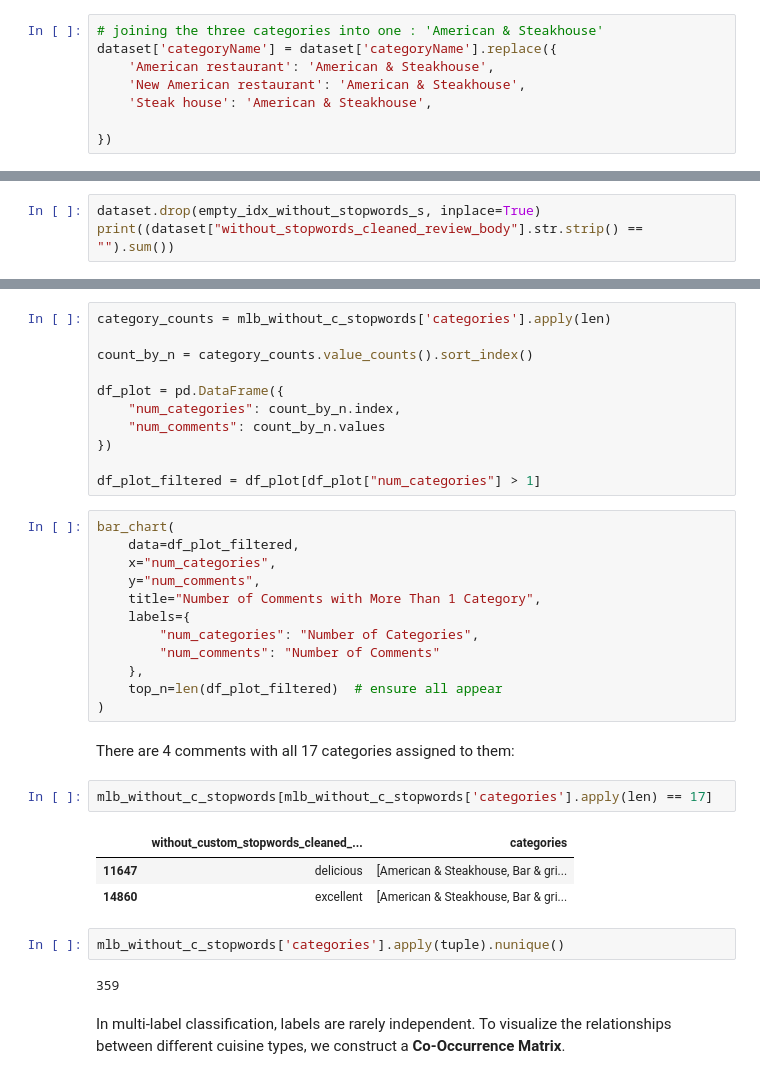
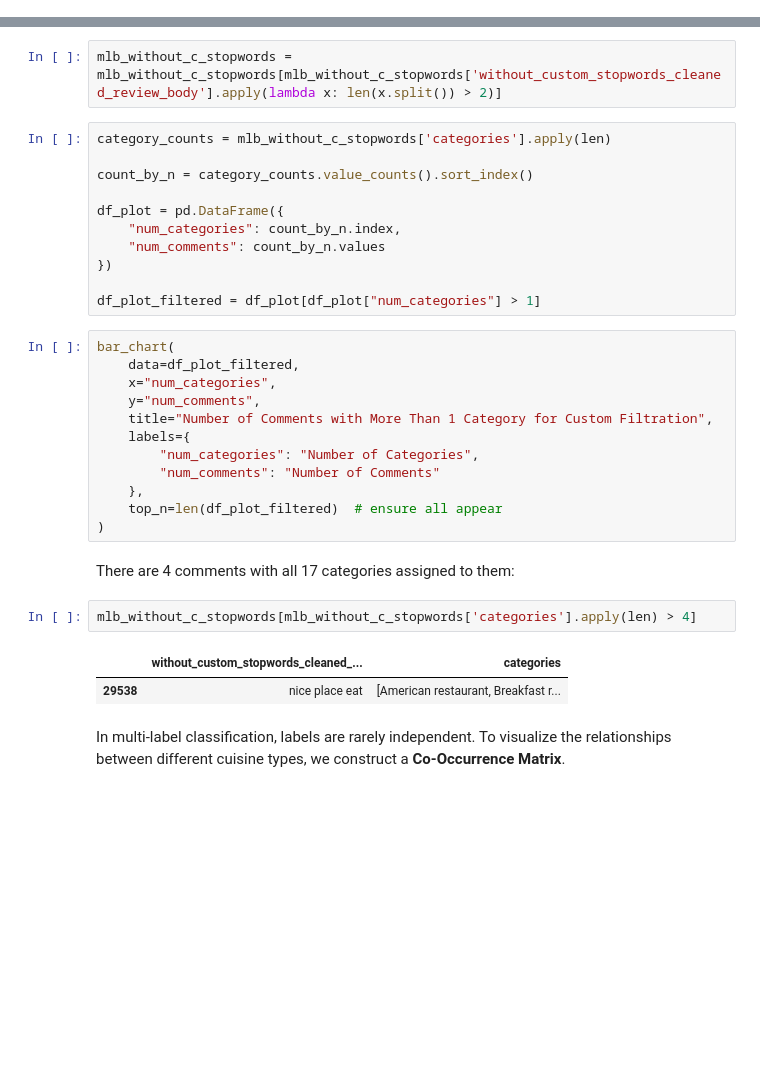
Before and after one commit to beatrizmarques2005/text_mining_in_reviews, a Jupyter notebook: notebooks/03_multilabel_classification.ipynb, the cells around one changed output, grey strips where cells are left out. Cells and saved outputs as stored; diff of their text form; blank space fills up the shorter version.

```diff
--- a/notebooks/03_multilabel_classification.ipynb
+++ b/notebooks/03_multilabel_classification.ipynb
@@ -315,10 +279,2 @@ Upon analyzing the new correlation matrix, three specific categories still retai
 # %% [markdown]
 To address this and avoid model confusion, we decided to **merge these three distinct labels into a single category**: **"American & Steakhouse"**. For the remainder of this project (Exploration and Classification), these three will be treated as one unified class.
-# %%
-# joining the three categories into one : 'American & Steakhouse'
-dataset['categoryName'] = dataset['categoryName'].replace({
-    'American restaurant': 'American & Steakhouse',
-    'New American restaurant': 'American & Steakhouse',
-    'Steak house': 'American & Steakhouse',
-
-})
@@ -646,3 +533,0 @@ dataset.loc[empty_idx_without_stopwords_s, :]
-# %%
-dataset.drop(empty_idx_without_stopwords_s, inplace=True)
-print((dataset["without_stopwords_cleaned_review_body"].str.strip() == "").sum())
@@ -819,6 +689,8 @@ print((dataset["without_stopwords_cleaned_review_body"].str.strip() == "").sum()
 #### <font color='#BFD72F' size=6>3.1.4.3.1 Light Dataset Exploration</font> <a class="anchor" id="P3.1.4.3.1"></a>
 
 [Back to TOC](#toc)
+# %%
+mlb_without_c_stopwords = mlb_without_c_stopwords[mlb_without_c_stopwords['without_custom_stopwords_cleaned_review_body'].apply(lambda x: len(x.split()) > 2)]
 # %%
 category_counts = mlb_without_c_stopwords['categories'].apply(len)
 
@@ -835,7 +707,7 @@ bar_chart(
     data=df_plot_filtered,
     x="num_categories",
     y="num_comments",
-    title="Number of Comments with More Than 1 Category",
+    title="Number of Comments with More Than 1 Category for Custom Filtration",
     labels={
         "num_categories": "Number of Categories",
         "num_comments": "Number of Comments"
@@ -845,15 +717,10 @@ bar_chart(
 # %% [markdown]
 There are 4 comments with all 17 categories assigned to them:
 # %%
-mlb_without_c_stopwords[mlb_without_c_stopwords['categories'].apply(len) == 17]
+mlb_without_c_stopwords[mlb_without_c_stopwords['categories'].apply(len) > 4]
 # %% [output]
 |  | without_custom_stopwords_cleaned_... | categories |
-| 11647 | delicious | [American & Steakhouse, Bar & gri... |
-| 14860 | excellent | [American & Steakhouse, Bar & gri... |
+| 29538 | nice place eat | [American restaurant, Breakfast r... |
-# %%
-mlb_without_c_stopwords['categories'].apply(tuple).nunique()
-# %% [output]
-359
 # %% [markdown]
 In multi-label classification, labels are rarely independent. To visualize the relationships between different cuisine types, we construct a **Co-Occurrence Matrix**.
 # %%
```
Also changed, not shown: parts of 94 cells of this notebook, 1 other file.
